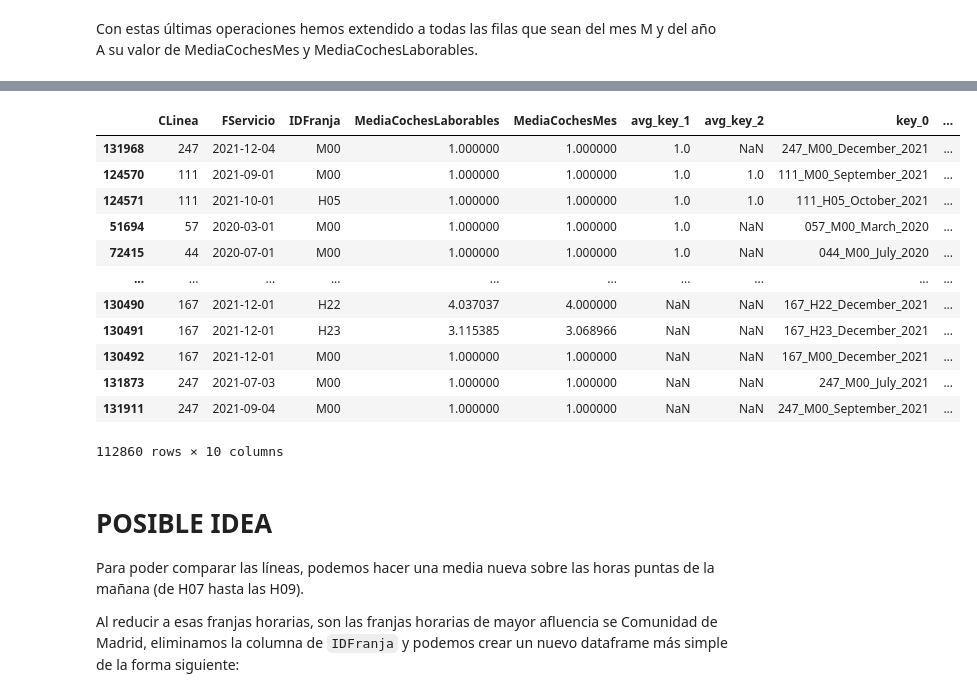
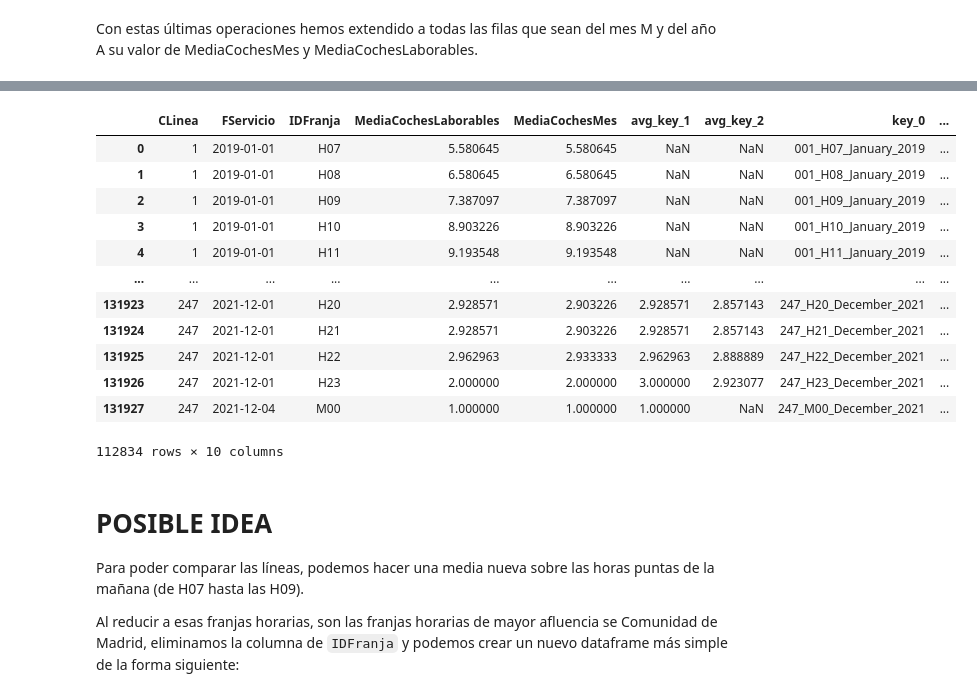
Before and after one commit to nacholopex/emt_madrid, a Jupyter notebook: 2022_emt_evolucion.ipynb, the cells around one changed output, grey strips where cells are left out. Saved outputs shown, nothing was run; the diff lists cells and outputs as text; code cells hidden in the pictures.

```diff
--- a/2022_emt_evolucion.ipynb
+++ b/2022_emt_evolucion.ipynb
@@ -117,0 +109,4 @@ oferta[oferta['MediaCochesMes'] != oferta['MediaCochesLaborables']].head(2)
+# %%
+medias = oferta[oferta['Diario']==True].copy()
+# %%
+medias['MediaCochesLaborables'] = medias.groupby(by=['CLinea','IDFranja','fechaCorta'])['Coches'].transform('mean')
@@ -118,3 +115,8 @@ oferta[oferta['MediaCochesMes'] != oferta['MediaCochesLaborables']].head(2)
+# %%
+# medias['year'] = medias['FServicio'].dt.year
+# medias['month_number'] = medias['FServicio'].dt.month
+# medias['month'] = medias['FServicio'].dt.month_name()
+medias = medias.loc[:,['CLinea','Elinea','Denominacion','FServicio','fechaCorta','IDFranja','MediaCochesMes','MediaCochesLaborables']].drop_duplicates(subset=['CLinea','IDFranja','fechaCorta'])
 # %% [markdown]
 ¿La MediaCochesMes == MediaCochesLaborables en algunos meses?
 # %% [markdown]
@@ -183,5 +204,5 @@ graficar(dataset=oferta,num_linea=25,franja='H07',media='MediaCochesLaborables')
 # %%
-coches_mes = oferta\
+coches_mes = medias\
                     .drop_duplicates(['CLinea','fechaCorta','IDFranja'])\
                         .reset_index(drop=True)\
                         .loc[:,['CLinea','FServicio','IDFranja','MediaCochesMes','MediaCochesLaborables']].copy()
@@ -209,21 +230,21 @@ for idx in range(1,3):
     coches_mes.insert(len(coches_mes.columns), f'avg_key_{idx}', coches_mes[f'key_{idx}'].map(coches_mes.set_index(f'key_0')['MediaCochesLaborables']))
 # %%
 coches_mes = coches_mes[sorted(coches_mes.columns)]
-coches_mes[coches_mes['CLinea']<310].sort_values(by='avg_key_1',ascending=True)
+coches_mes[coches_mes['CLinea']<310]
 # %% [output]
 |  | CLinea | FServicio | IDFranja | MediaCochesLaborables | MediaCochesMes | avg_key_1 | avg_key_2 | key_0 | ... |
-| 131968 | 247 | 2021-12-04 | M00 | 1.000000 | 1.000000 | 1.0 | NaN | 247_M00_December_2021 | ... |
-| 124570 | 111 | 2021-09-01 | M00 | 1.000000 | 1.000000 | 1.0 | 1.0 | 111_M00_September_2021 | ... |
-| 124571 | 111 | 2021-10-01 | H05 | 1.000000 | 1.000000 | 1.0 | 1.0 | 111_H05_October_2021 | ... |
-| 51694 | 57 | 2020-03-01 | M00 | 1.000000 | 1.000000 | 1.0 | NaN | 057_M00_March_2020 | ... |
-| 72415 | 44 | 2020-07-01 | M00 | 1.000000 | 1.000000 | 1.0 | NaN | 044_M00_July_2020 | ... |
+| 0 | 1 | 2019-01-01 | H07 | 5.580645 | 5.580645 | NaN | NaN | 001_H07_January_2019 | ... |
+| 1 | 1 | 2019-01-01 | H08 | 6.580645 | 6.580645 | NaN | NaN | 001_H08_January_2019 | ... |
+| 2 | 1 | 2019-01-01 | H09 | 7.387097 | 7.387097 | NaN | NaN | 001_H09_January_2019 | ... |
+| 3 | 1 | 2019-01-01 | H10 | 8.903226 | 8.903226 | NaN | NaN | 001_H10_January_2019 | ... |
+| 4 | 1 | 2019-01-01 | H11 | 9.193548 | 9.193548 | NaN | NaN | 001_H11_January_2019 | ... |
 | ... | ... | ... | ... | ... | ... | ... | ... | ... | ... |
-| 130490 | 167 | 2021-12-01 | H22 | 4.037037 | 4.000000 | NaN | NaN | 167_H22_December_2021 | ... |
-| 130491 | 167 | 2021-12-01 | H23 | 3.115385 | 3.068966 | NaN | NaN | 167_H23_December_2021 | ... |
-| 130492 | 167 | 2021-12-01 | M00 | 1.000000 | 1.000000 | NaN | NaN | 167_M00_December_2021 | ... |
-| 131873 | 247 | 2021-07-03 | M00 | 1.000000 | 1.000000 | NaN | NaN | 247_M00_July_2021 | ... |
-| 131911 | 247 | 2021-09-04 | M00 | 1.000000 | 1.000000 | NaN | NaN | 247_M00_September_2021 | ... |
+| 131923 | 247 | 2021-12-01 | H20 | 2.928571 | 2.903226 | 2.928571 | 2.857143 | 247_H20_December_2021 | ... |
+| 131924 | 247 | 2021-12-01 | H21 | 2.928571 | 2.903226 | 2.928571 | 2.857143 | 247_H21_December_2021 | ... |
+| 131925 | 247 | 2021-12-01 | H22 | 2.962963 | 2.933333 | 2.962963 | 2.888889 | 247_H22_December_2021 | ... |
+| 131926 | 247 | 2021-12-01 | H23 | 2.000000 | 2.000000 | 3.000000 | 2.923077 | 247_H23_December_2021 | ... |
+| 131927 | 247 | 2021-12-04 | M00 | 1.000000 | 1.000000 | 1.000000 | NaN | 247_M00_December_2021 | ... |
-112860 rows × 10 columns
+112834 rows × 10 columns
 # %% [markdown]
 # POSIBLE IDEA
 Para poder comparar las líneas, podemos hacer una media nueva sobre las horas puntas de la mañana (de H07 hasta las H09).
```
Also changed, not shown: parts of 14 cells of this notebook.
